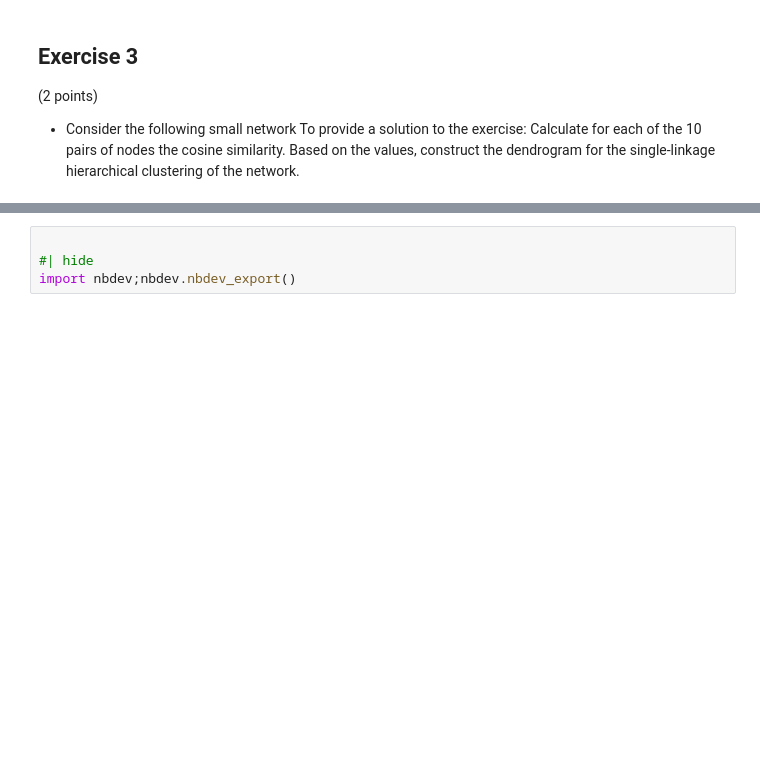
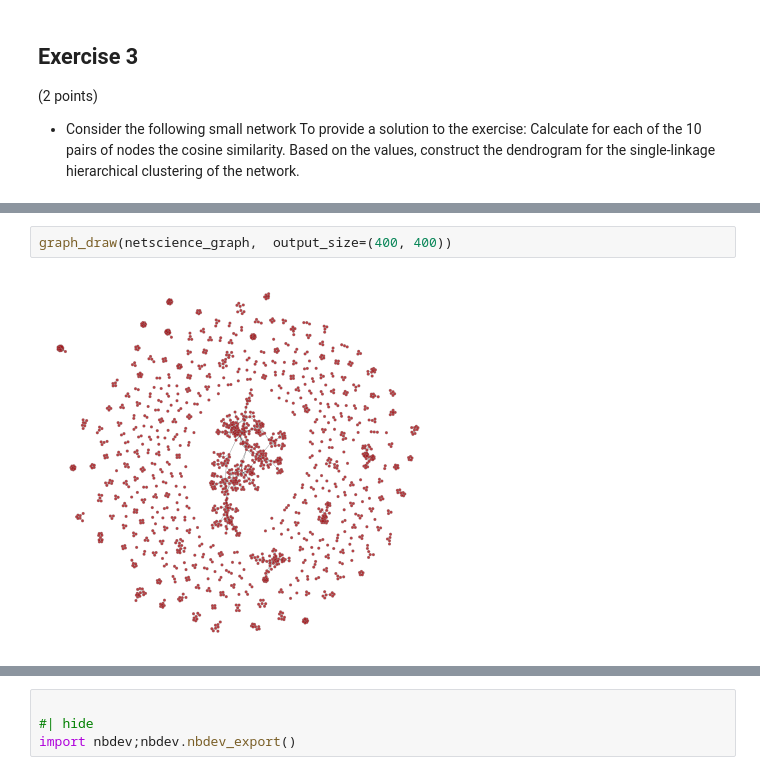
Before and after one commit to flupppi/EiPy, a Jupyter notebook: nbs/02_netana_ex04.ipynb, the cells around one changed output, grey strips where cells are left out. Cells and saved outputs as stored; diff of their text form; blank space fills up the shorter version.

```diff
--- a/nbs/02_netana_ex04.ipynb
+++ b/nbs/02_netana_ex04.ipynb
@@ -544,0 +625,4 @@ dendrogram mit scipy oder so zeichen oder manuell mit tikz oder so
+# %%
+graph_draw(netscience_graph,  output_size=(400, 400))
+# %% [output]
+[figure, added]
```
Also changed, not shown: parts of 27 cells of this notebook, 3 other files.
